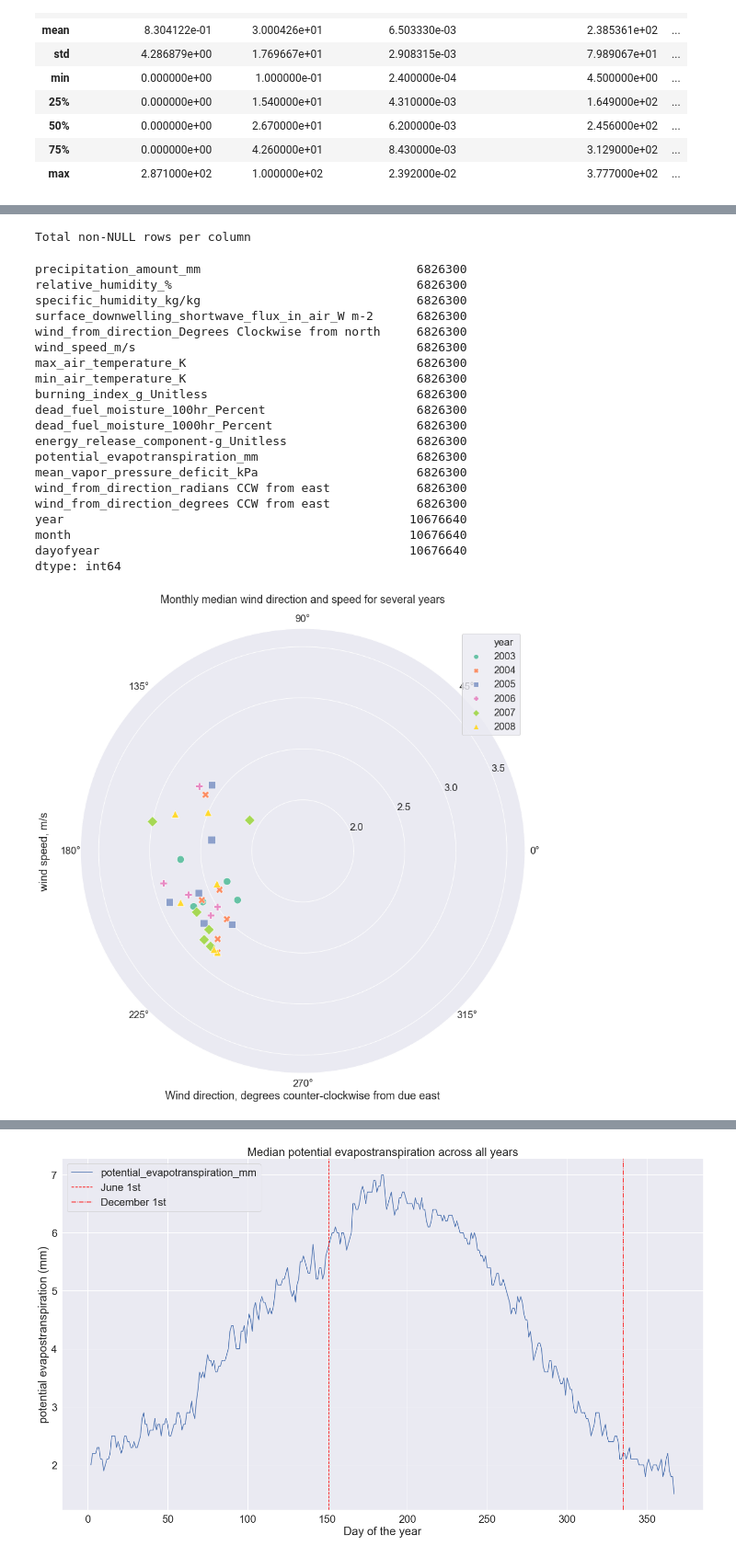
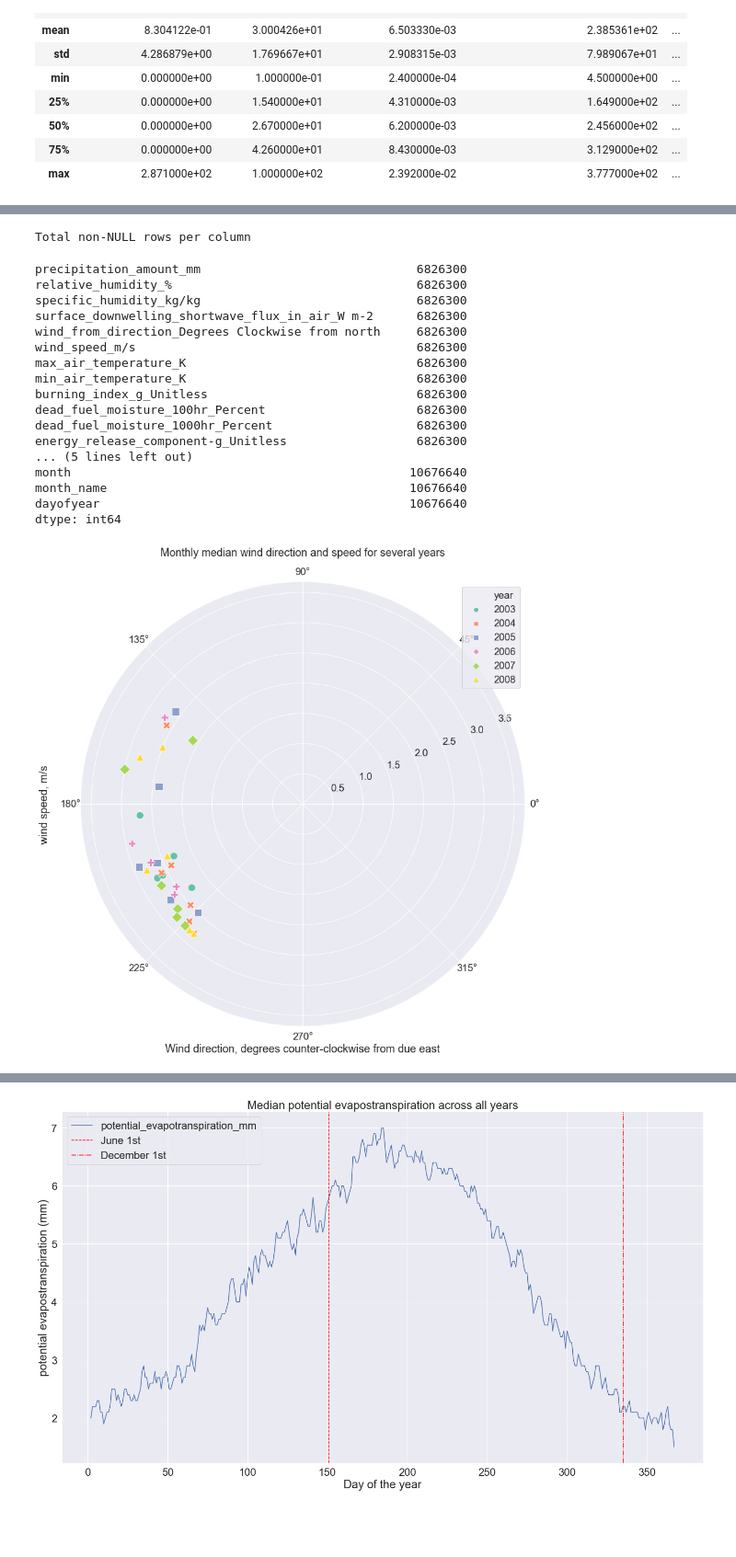
Before and after one commit to MCGallaspy/mas_dse_capstone, a Jupyter notebook: data/gridMet/3. gridMET EDA.ipynb, the cells around one changed output, grey strips where cells are left out. Shown at 92% size. Drawn from its saved outputs; the diff is of its cells as text; code cells hidden in the pictures; blank space fills up the shorter version.

Commit message:
Update wind speed plots

```diff
--- a/data/gridMet/3. gridMET EDA.ipynb
+++ b/data/gridMet/3. gridMET EDA.ipynb
@@ -46,6 +46,7 @@ df['wind_from_direction_degrees CCW from east'] = df['wind_from_direction_radian
 
 df['year'] = df.index.get_level_values(0).year
 df['month'] = df.index.get_level_values(0).month
+df['month_name'] = df.index.get_level_values(0).month_name()
 df['dayofyear'] = df.index.get_level_values(0).dayofyear + 1
 df['year'] = df.index.get_level_values(0).year
 print(df.shape)
@@ -159,12 +157,9 @@ burning_index_g_Unitless                             6826300
 dead_fuel_moisture_100hr_Percent                     6826300
 dead_fuel_moisture_1000hr_Percent                    6826300
 energy_release_component-g_Unitless                  6826300
-potential_evapotranspiration_mm                      6826300
-mean_vapor_pressure_deficit_kPa                      6826300
-wind_from_direction_radians CCW from east            6826300
-wind_from_direction_degrees CCW from east            6826300
-year                                                10676640
+... (5 lines left out)
 month                                               10676640
+month_name                                          10676640
 dayofyear                                           10676640
 dtype: int64
 # %%
@@ -174,32 +169,32 @@ years = range(2003, 2009)
 mask = df.year.isin(years) & df.month.isin(range(6, 12))
 markers = Line2D.filled_markers
 
 median_wind_direction = df[mask].groupby(by=['year', 'month'])\
     ['wind_from_direction_radians CCW from east', 'wind_from_direction_degrees CCW from east', 'wind_speed_m/s'].median()
 
 median_wind_direction.reset_index(inplace=True)
 
 # Set up a grid of axes with a polar projection
 ax = plt.subplot(111, projection='polar')
 
 plt.gcf().set_figwidth(24)
 plt.gcf().set_figheight(13.5)
 
 sns.set(font_scale=1.5)
 
 sns.scatterplot(data=median_wind_direction,
                 ax=ax,
                 style='year',
                 hue='year',
                 vmin=2,
                 palette=sns.color_palette("Set2", n_colors=len(years)),
                 s=150,
                 x="wind_from_direction_radians CCW from east",
                 y="wind_speed_m/s");
 
-ax.set_rorigin(1.5)
+# ax.set_rorigin(1.5)
 ax.set_title("Monthly median wind direction and speed for several years")
 ax.set_ylabel('wind speed, m/s', labelpad=50);
 ax.set_xlabel('Wind direction, degrees counter-clockwise from due east');
 # %% [output]
-[figure, old version]
+[figure, new version]
```
Also changed, not shown: parts of 6 cells of this notebook.
